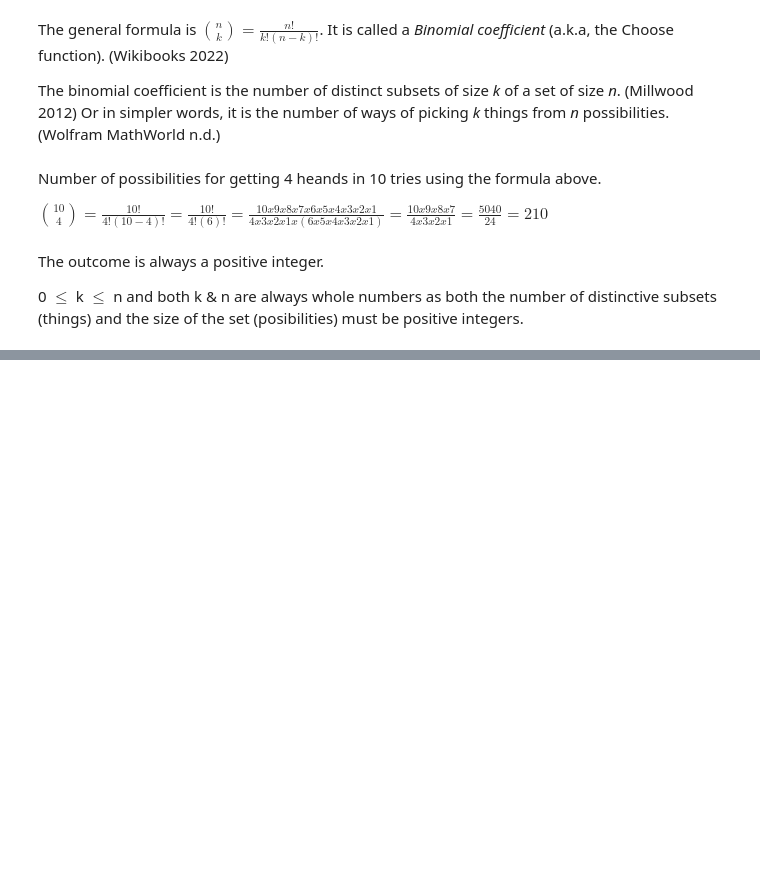
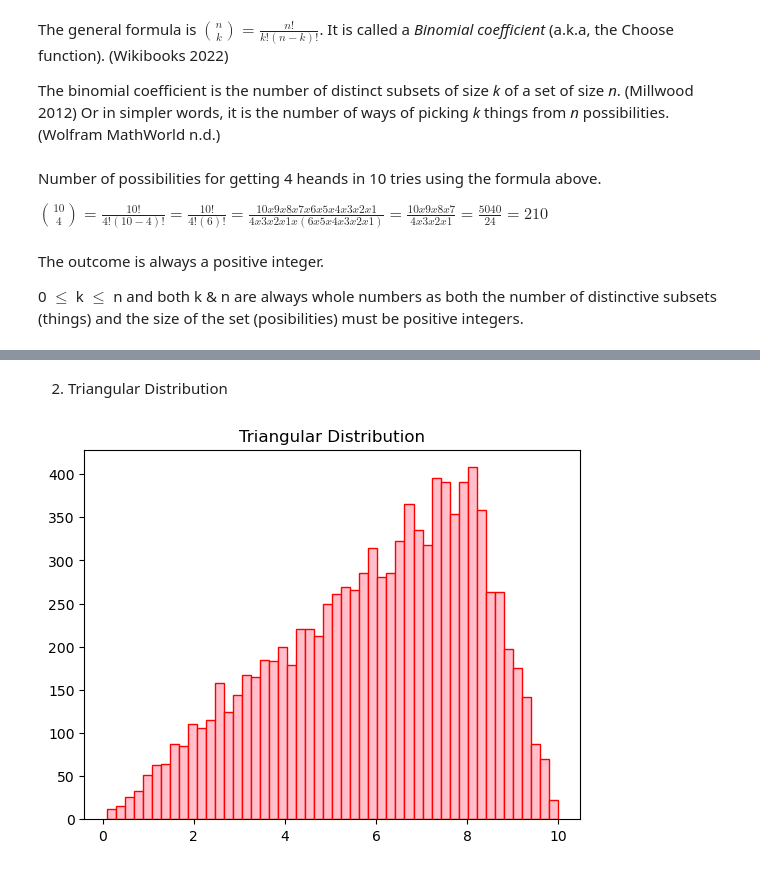
Before and after one commit to dariairad/fda-project1, a Jupyter notebook: 2. Randomness.ipynb, the cells around one changed output, grey strips where cells are left out. Drawn from its saved outputs; the diff is of its cells as text; code cells hidden in the pictures; blank space fills up the shorter version.

```diff
--- a/2. Randomness.ipynb
+++ b/2. Randomness.ipynb
@@ -44,0 +94,19 @@ Wolfram MathWorld (n.d.). *Binomial Coefficient.* Online at https://mathworld.wo
+# %% [markdown]
+2. Triangular Distribution
+# %%
+# Creating a new instance of a random number generator.
+rng = np.random.default_rng(0)
+
+# Generating 10000 numbers on a triangular distribution.
+t_samples = rng.triangular(0, 8, 10, 10000) # left (lower limit), mode (peak), right (upper limit), size
+
+# Creating a figure.
+fig, ax = plt.subplots()
+
+# Creating a histogram.
+plt.hist(t_samples, bins=50, color='pink', edgecolor='red')
+plt.title('Triangular Distribution')
+
+plt.show()
+# %% [output]
+[figure, added]
```
Also changed, not shown: parts of 16 cells of this notebook.
